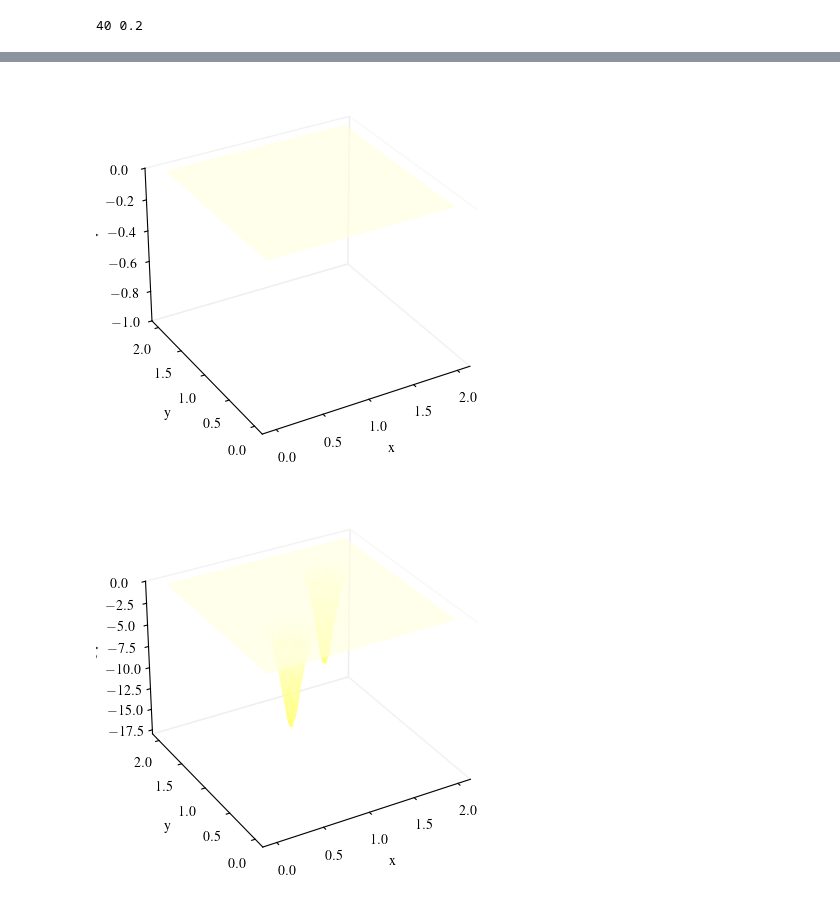
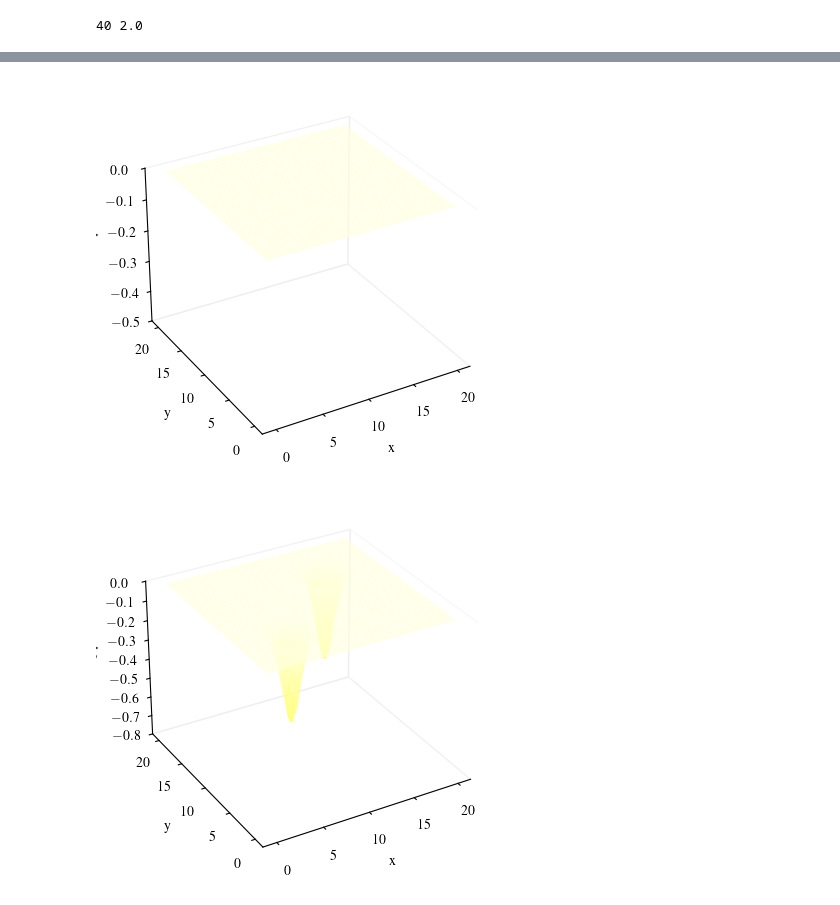
Before and after one commit to LMNadol/mflex, a Jupyter notebook: mhsflex/performance_pp.ipynb, the cells around one changed output, grey strips where cells are left out. Cells and saved outputs as stored; diff of their text form; code cells hidden in the pictures.

```diff
--- a/mhsflex/performance_pp.ipynb
+++ b/mhsflex/performance_pp.ipynb
@@ -52,17 +49,17 @@ nresol_x = 200
 nresol_y = 200
 nresol_z = 400
 xmin = 0.0
-xmax = 2.0  # in units of 10^4 km, therefore corresponds to 20Mm
+xmax = 20.0  # in units of 10^4 km, therefore corresponds to 20Mm
 ymin = 0.0
-ymax = 2.0
+ymax = 20.0
 zmin = 0.0
-zmax = 2.0
+zmax = 20.0
 pixelsize_x = (xmax - xmin) / nresol_x
 pixelsize_y = (ymax - ymin) / nresol_y
 pixelsize_z = (zmax - zmin) / nresol_z
 
-z0 = 0.2
-deltaz = 0.02
+z0 = 2.0
+deltaz = 0.2
 
 nf_max = 200
 
@@ -96,7 +93,7 @@ folder = "/Users/lilli/Desktop/Thesis/Performance"
 # %%
 # Height profile f parameters
 a = 0.44
-alpha = 0.5
+alpha = 0.05
 b = 1.0
 
 # Magnitc field parameters
@@ -189,21 +186,21 @@ z_2z0 = 2 * z0
 
 print(iz_z0, z_z0)
 
-x_plot = np.outer(data3d.y, np.ones(data3d.nx))
-y_plot = np.outer(data3d.x, np.ones(data3d.ny)).T
+x_plot = np.outer(data3dNW.y, np.ones(data3dNW.nx))
+y_plot = np.outer(data3dNW.x, np.ones(data3dNW.ny)).T
 
 cmap2 = colors.LinearSegmentedColormap.from_list(
     "", ["yellow", "lightyellow"]
 )
 # %% [output]
-40 0.2
+40 2.0
 # %%
 fig = plt.figure()
 ax = fig.add_subplot(projection="3d")
 ax.plot_surface(
     y_plot,
     x_plot,
-    data3d.dpressure[:, :, 0],
+    data3dNW.dpressure[:, :, 0],
     cmap=cmap2,
     vmin = data3dL.dpressure[:, :, 0].min(),
     vmax = data3dL.dpressure[:, :, 0].max(),
@@ -214,7 +211,7 @@ ax.set_xlabel("x")
 ax.set_ylabel("y")
 ax.set_zlabel(r"$ \Delta p$")
 ax.view_init(30, 240, 0)
-ax.set_zlim([-1.0, 0.0])
+ax.set_zlim([-0.5, 0.0])
 ax.xaxis._axinfo["tick"]["inward_factor"] = 0.2  # type : ignore
 ax.xaxis._axinfo["tick"]["outward_factor"] = 0  # type : ignore
 ax.yaxis._axinfo["tick"]["inward_factor"] = 0.2  # type : ignore
@@ -234,7 +231,7 @@ ax = fig.add_subplot(projection="3d")
 ax.plot_surface(
     y_plot,
     x_plot,
-    data3d.dpressure[:, :, iz_z0half],
+    data3dNW.dpressure[:, :, iz_z0half],
     vmin = data3dL.dpressure[:, :, iz_z0half].min(),
     vmax = data3dL.dpressure[:, :, iz_z0half].max(),
     cmap=cmap2,
@@ -245,7 +242,7 @@ ax.set_xlabel("x")
 ax.set_ylabel("y")
 ax.set_zlabel(r"$ \Delta p$")
 ax.view_init(30, 240, 0)
-ax.set_zlim([-1.0, 0.0])
+ax.set_zlim([-0.5, 0.0])
 ax.xaxis._axinfo["tick"]["inward_factor"] = 0.2  # type : ignore
 ax.xaxis._axinfo["tick"]["outward_factor"] = 0  # type : ignore
 ax.yaxis._axinfo["tick"]["inward_factor"] = 0.2  # type : ignore
@@ -265,7 +262,7 @@ ax = fig.add_subplot(projection="3d")
 ax.plot_surface(
     y_plot,
     x_plot,
-    data3d.dpressure[:, :, iz_z0],
+    data3dNW.dpressure[:, :, iz_z0],
     vmin = data3dL.dpressure[:, :, iz_z0].min(),
     vmax = data3dL.dpressure[:, :, iz_z0].max(),
     cmap=cmap2,
@@ -276,7 +273,7 @@ ax.set_xlabel("x")
 ax.set_ylabel("y")
 ax.set_zlabel(r"$ \Delta p$")
 ax.view_init(30, 240, 0)
-ax.set_zlim([-1.0, 0.0])
+ax.set_zlim([-0.5, 0.0])
 ax.xaxis._axinfo["tick"]["inward_factor"] = 0.2  # type : ignore
 ax.xaxis._axinfo["tick"]["outward_factor"] = 0  # type : ignore
 ax.yaxis._axinfo["tick"]["inward_factor"] = 0.2  # type : ignore
@@ -296,7 +293,7 @@ ax = fig.add_subplot(projection="3d")
 ax.plot_surface(
     y_plot,
     x_plot,
-    data3d.dpressure[:, :, iz_2z0],
+    data3dNW.dpressure[:, :, iz_2z0],
     vmin = data3dL.dpressure[:, :, iz_2z0].min(),
     vmax = data3dL.dpressure[:, :, iz_2z0].max(),
     cmap=cmap2,
@@ -307,7 +304,7 @@ ax.set_xlabel("x")
 ax.set_ylabel("y")
 ax.set_zlabel(r"$ \Delta p$")
 ax.view_init(30, 240, 0)
-ax.set_zlim([-1.0, 0.0])
+ax.set_zlim([-0.5, 0.0])
 ax.xaxis._axinfo["tick"]["inward_factor"] = 0.2  # type : ignore
 ax.xaxis._axinfo["tick"]["outward_factor"] = 0  # type : ignore
 ax.yaxis._axinfo["tick"]["inward_factor"] = 0.2  # type : ignore
@@ -327,7 +324,7 @@ ax = fig.add_subplot(projection="3d")
 ax.plot_surface(
     y_plot,
     x_plot,
-    data3d.ddensity[:, :, 0],
+    data3dNW.ddensity[:, :, 0],
     vmin = data3dL.ddensity[:, :, 0].min(),
     vmax = data3dL.ddensity[:, :, 0].max(),
     cmap=cmap2,
@@ -338,7 +335,7 @@ ax.set_xlabel("x")
 ax.set_ylabel("y")
 ax.set_zlabel(r"$ \Delta \rho$")
 ax.view_init(30, 240, 0)
-ax.set_zlim([-18.0, 0.0])
+ax.set_zlim([-0.8, 0.0])
 ax.xaxis._axinfo["tick"]["inward_factor"] = 0.2  # type : ignore
 ax.xaxis._axinfo["tick"]["outward_factor"] = 0  # type : ignore
 ax.yaxis._axinfo["tick"]["inward_factor"] = 0.2  # type : ignore
@@ -358,7 +355,7 @@ ax = fig.add_subplot(projection="3d")
 ax.plot_surface(
     y_plot,
     x_plot,
-    data3d.ddensity[:, :, iz_z0half],
+    data3dNW.ddensity[:, :, iz_z0half],
     cmap=cmap2,
     vmin = data3dL.ddensity[:, :, iz_z0half].min(),
     vmax = data3dL.ddensity[:, :, iz_z0half].max(),
@@ -369,7 +366,7 @@ ax.set_xlabel("x")
 ax.set_ylabel("y")
 ax.set_zlabel(r"$ \Delta \rho$")
 ax.view_init(30, 240, 0)
-ax.set_zlim([-18.0, 0.0])
+ax.set_zlim([-0.8, 0.0])
 ax.xaxis._axinfo["tick"]["inward_factor"] = 0.2  # type : ignore
 ax.xaxis._axinfo["tick"]["outward_factor"] = 0  # type : ignore
 ax.yaxis._axinfo["tick"]["inward_factor"] = 0.2  # type : ignore
@@ -390,7 +387,7 @@ ax = fig.add_subplot(projection="3d")
 ax.plot_surface(
     y_plot,
     x_plot,
-    data3d.ddensity[:, :, iz_z0],
+    data3dNW.ddensity[:, :, iz_z0],
     cmap=cmap2,
     vmin = data3dL.ddensity[:, :, iz_z0].min(),
     vmax = data3dL.ddensity[:, :, iz_z0].max(),
@@ -401,7 +398,7 @@ ax.set_xlabel("x")
 ax.set_ylabel("y")
 ax.set_zlabel(r"$ \Delta \rho$")
 ax.view_init(30, 240, 0)
-ax.set_zlim([-18.0, 0.0])
+ax.set_zlim([-0.8, 0.0])
 ax.xaxis._axinfo["tick"]["inward_factor"] = 0.2  # type : ignore
 ax.xaxis._axinfo["tick"]["outward_factor"] = 0  # type : ignore
 ax.yaxis._axinfo["tick"]["inward_factor"] = 0.2  # type : ignore
@@ -421,7 +418,7 @@ ax = fig.add_subplot(projection="3d")
 ax.plot_surface(
     y_plot,
     x_plot,
-    data3d.ddensity[:, :, iz_2z0],
+    data3dNW.ddensity[:, :, iz_2z0],
     cmap=cmap2,
     vmin = data3dL.ddensity[:, :, iz_2z0].min(),
     vmax = data3dL.ddensity[:, :, iz_2z0].max(),
@@ -432,7 +429,7 @@ ax.set_xlabel("x")
 ax.set_ylabel("y")
 ax.set_zlabel(r"$ \Delta \rho$")
 ax.view_init(30, 240, 0)
-ax.set_zlim([-18.0, 0.0])
+ax.set_zlim([-0.8, 0.0])
 ax.xaxis._axinfo["tick"]["inward_factor"] = 0.2  # type : ignore
 ax.xaxis._axinfo["tick"]["outward_factor"] = 0  # type : ignore
 ax.yaxis._axinfo["tick"]["inward_factor"] = 0.2  # type : ignore
@@ -453,2 +450,2 @@ plt.show()
-[figure, old version]
+[figure, new version]
-[figure, old version]
+[figure, new version]
```
Also changed, not shown: parts of 9 cells of this notebook, 10 other files.
